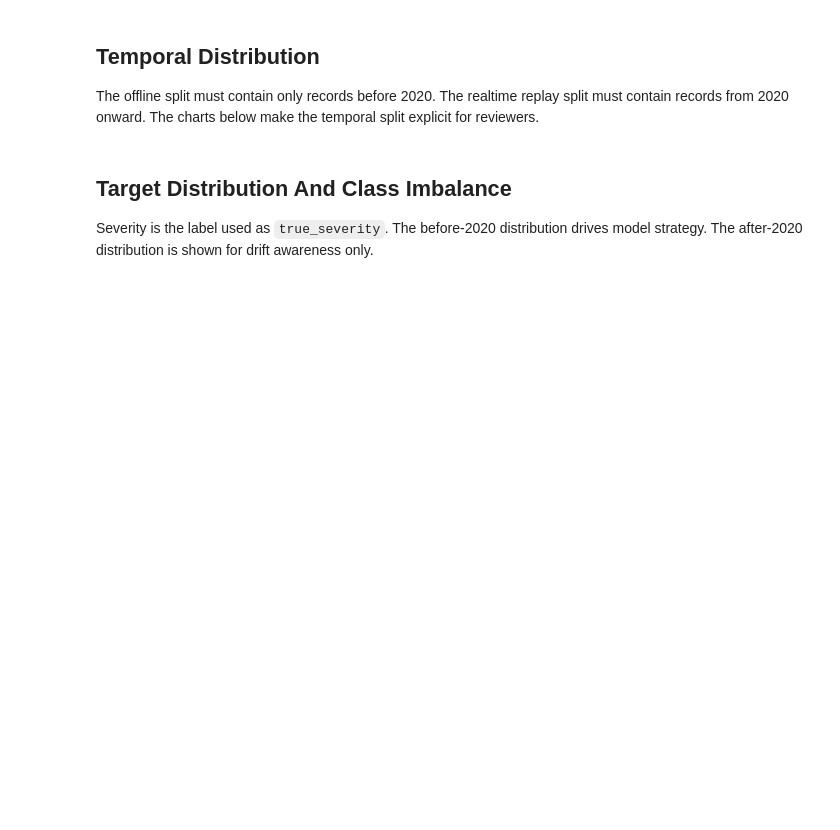
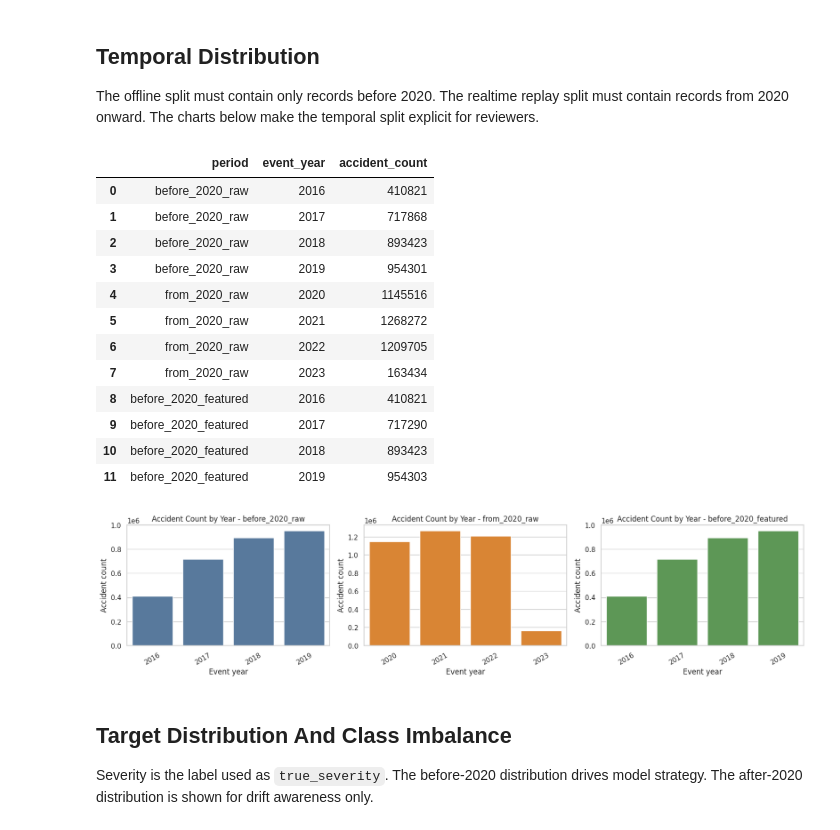
Before and after one commit to HungPhamNoob/traffic-risk-assessment, a Jupyter notebook: ml/notebooks/eda.ipynb, the cells around one changed output. Drawn from its saved outputs; the diff is of its cells as text; code cells hidden in the pictures; blank space fills up the shorter version.

```diff
--- a/ml/notebooks/eda.ipynb
+++ b/ml/notebooks/eda.ipynb
@@ -107,0 +265,27 @@ display(schema_table)
+# %%
+schema_rows = []
+for period in PERIOD_ORDER:
+    data = eda_df.loc[eda_df["period"] == period]
+    for column in sorted(set(ENGINEERED_COLUMNS + ["period", "source_schema"])):
+        schema_rows.append({
+            "period": period,
+            "column": column,
+            "present": column in data.columns,
+            "dtype": str(data[column].dtype) if column in data.columns else "missing",
+        })
+schema_table = pd.DataFrame(schema_rows)
+
+overview = (
+    eda_df.groupby("period", observed=True)
+    .agg(
+        rows=("event_id", "count"),
+        columns=("event_id", lambda s: eda_df.loc[s.index].shape[1]),
+        min_year=("event_year", "min"),
+        max_year=("event_year", "max"),
+        source_schema=("source_schema", lambda s: ", ".join(sorted(set(map(str, s))))),
+    )
+    .reset_index()
+)
+
+display(overview)
+display(schema_table)
@@ -111,23 +313,39 @@ display(schema_table)
 The offline split must contain only records before 2020. The realtime replay split must contain records from 2020 onward. The charts below make the temporal split explicit for reviewers.
 # %%
 year_counts = (
-    eda_df.groupby(["period", "event_year"])
+    eda_df.groupby(["period", "event_year"], observed=True)
     .size()
     .reset_index(name="accident_count")
     .sort_values(["period", "event_year"])
 )
 
 display(year_counts)
 
-fig, axes = plt.subplots(1, 2, figsize=(15, 4), sharey=False)
-for axis, period in zip(axes, ["before_2020_pretrain", "from_2020_realtime"]):
+fig, axes = period_subplots(height=4.2, sharey=False)
+for axis, period in zip(axes, PERIOD_ORDER):
     data = year_counts[year_counts["period"] == period]
-    sns.barplot(data=data, x="event_year", y="accident_count", ax=axis, color="#4C78A8")
+    sns.barplot(data=data, x="event_year", y="accident_count", ax=axis, color=PERIOD_PALETTE[period])
     axis.set_title(f"Accident Count by Year - {period}")
     axis.set_xlabel("Event year")
     axis.set_ylabel("Accident count")
+    axis.tick_params(axis="x", rotation=30)
 plt.tight_layout()
 plt.show()
+# %% [output]
+|  | period | event_year | accident_count |
+| 0 | before_2020_raw | 2016 | 410821 |
+| 1 | before_2020_raw | 2017 | 717868 |
+| 2 | before_2020_raw | 2018 | 893423 |
+| 3 | before_2020_raw | 2019 | 954301 |
+| 4 | from_2020_raw | 2020 | 1145516 |
+| 5 | from_2020_raw | 2021 | 1268272 |
+| 6 | from_2020_raw | 2022 | 1209705 |
+| 7 | from_2020_raw | 2023 | 163434 |
+| 8 | before_2020_featured | 2016 | 410821 |
+| 9 | before_2020_featured | 2017 | 717290 |
+| 10 | before_2020_featured | 2018 | 893423 |
+| 11 | before_2020_featured | 2019 | 954303 |
+[figure, added]
 # %% [markdown]
 ## Target Distribution And Class Imbalance
 
```
Also changed, not shown: parts of 18 cells of this notebook, 31 other files.
